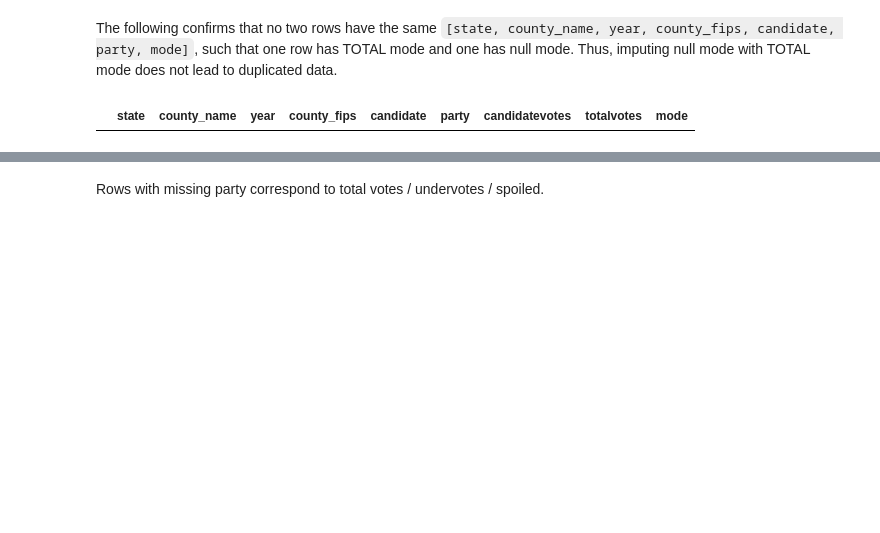
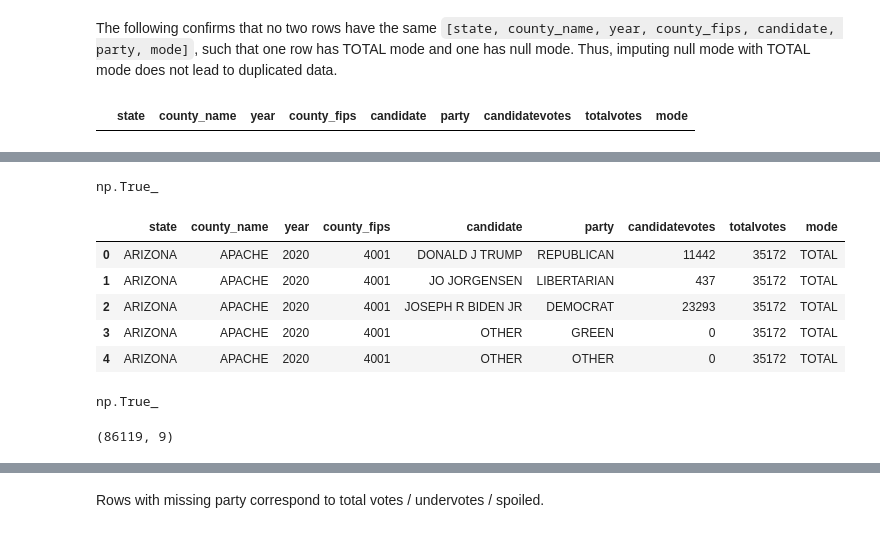
Before and after one commit to chiabingxuan/pollytics, a Jupyter notebook: pollytics/backend/etl/us_county_pres_processing.ipynb, the cells around one changed output, grey strips where cells are left out. Saved outputs shown, nothing was run; the diff lists cells and outputs as text; code cells hidden in the pictures; blank space fills up the shorter version.

```diff
--- a/pollytics/backend/etl/us_county_pres_processing.ipynb
+++ b/pollytics/backend/etl/us_county_pres_processing.ipynb
@@ -280,0 +340,42 @@ dtype: int64
+# %%
+# For the problematic rows, verify that all total vote values are the same for a given county
+are_problematic_total_votes_consistent_across_county = problematic_rows \
+    .groupby(["state", "county_name", "year", "county_fips"])["totalvotes"] \
+    .nunique() == 1
+
+are_problematic_total_votes_consistent_across_county.all()
+# %% [output]
+np.True_
+# %%
+# For the problematic cases, sum up the vote counts within each county,
+# before assigning TOTAL mode
+problematic_totals = problematic_rows \
+    .groupby(
+        ["state", "county_name", "year", "county_fips",
+        "candidate", "party"],
+        as_index=False
+    ) \
+    .agg(
+        candidatevotes=("candidatevotes", "sum"),
+        totalvotes=("totalvotes", "first")
+    ) \
+    .assign(mode="TOTAL")
+
+problematic_totals.head()
+# %% [output]
+|  | state | county_name | year | county_fips | candidate | party | candidatevotes | totalvotes | mode |
+| 0 | ARIZONA | APACHE | 2020 | 4001 | DONALD J TRUMP | REPUBLICAN | 11442 | 35172 | TOTAL |
+| 1 | ARIZONA | APACHE | 2020 | 4001 | JO JORGENSEN | LIBERTARIAN | 437 | 35172 | TOTAL |
+| 2 | ARIZONA | APACHE | 2020 | 4001 | JOSEPH R BIDEN JR | DEMOCRAT | 23293 | 35172 | TOTAL |
+| 3 | ARIZONA | APACHE | 2020 | 4001 | OTHER | GREEN | 0 | 35172 | TOTAL |
+| 4 | ARIZONA | APACHE | 2020 | 4001 | OTHER | OTHER | 0 | 35172 | TOTAL |
+# %%
+# For the problematic rows, verify that for each county, the sum of the candidate votes == the total votes
+problematic_agg_county_and_year_df = problematic_totals \
+    .groupby(["state", "county_name", "year", "county_fips", "totalvotes"])["candidatevotes"] \
+    .sum() \
+    .reset_index()
+
+(problematic_agg_county_and_year_df["candidatevotes"] == problematic_agg_county_and_year_df["totalvotes"]).all()
+# %% [output]
+np.True_
@@ -280,0 +388,4 @@ dtype: int64
+# %%
+pres_election_df.shape
+# %% [output]
+(86119, 9)
```
Also changed, not shown: parts of 31 cells of this notebook, 1 other file.
